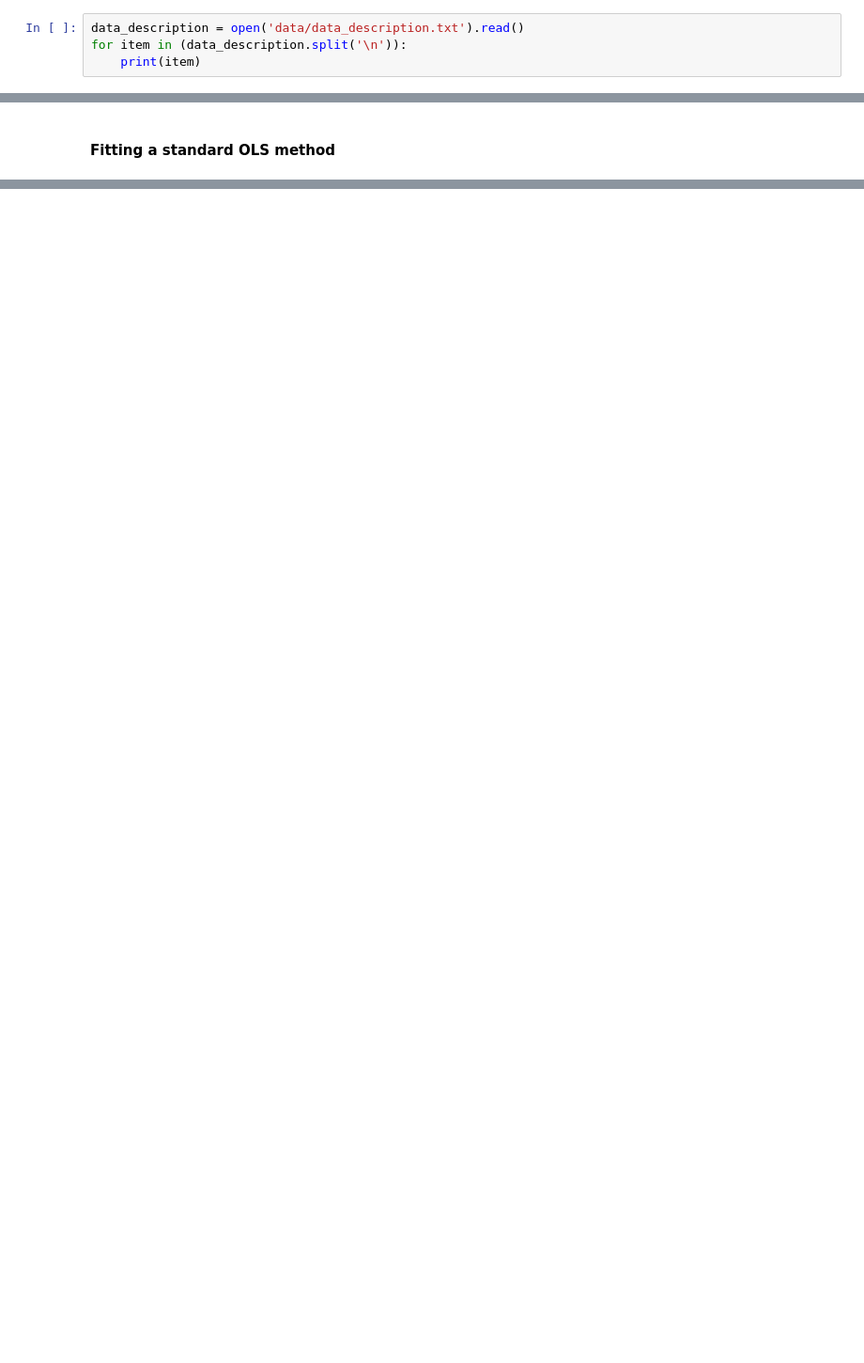
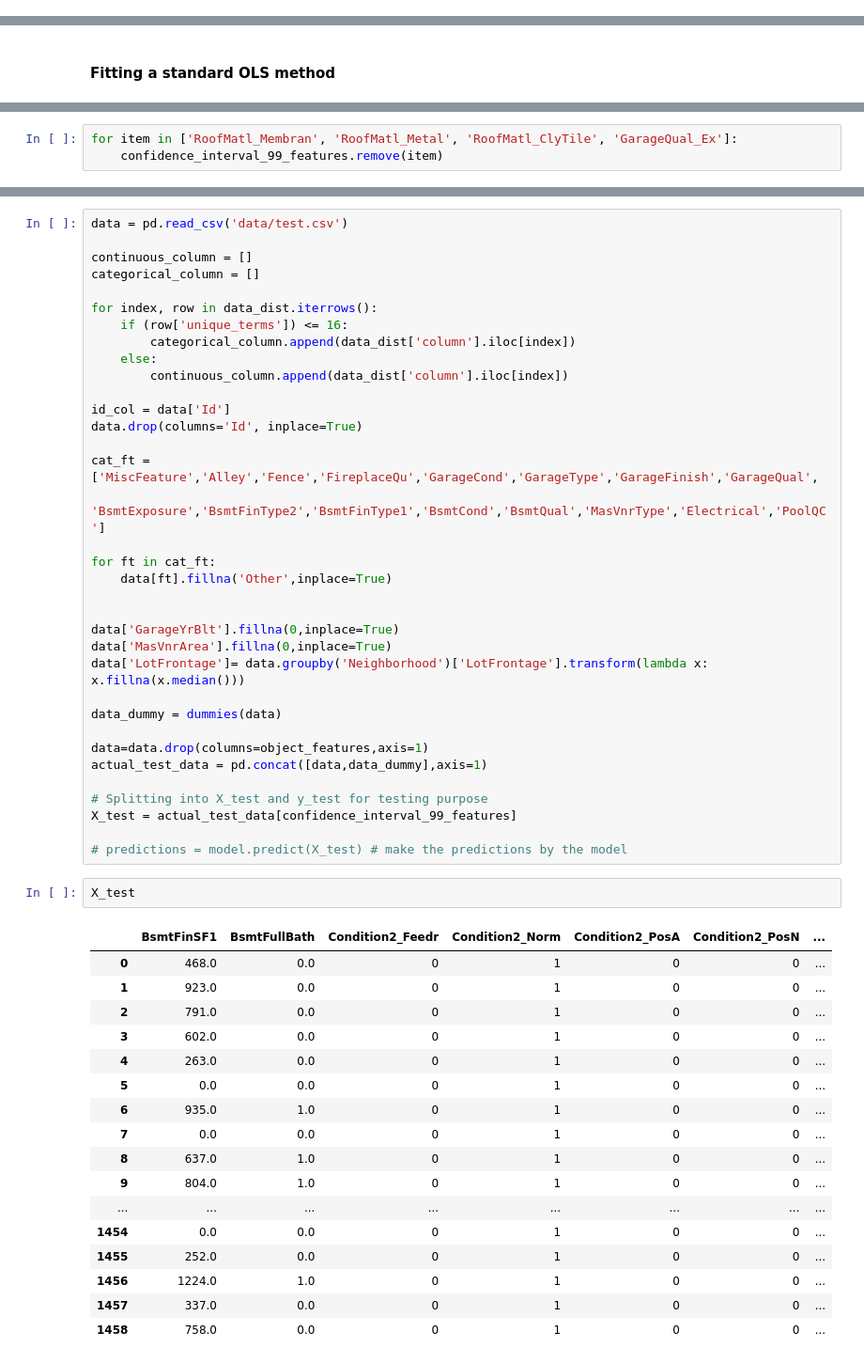
Before and after one commit to sagnikrana/Advanced-Regression-Techniques---House-Price, a Jupyter notebook: Iowa_house_price_prediction.ipynb, the cells around one changed output, grey strips where cells are left out. Shown at 94% size. Drawn from its saved outputs; the diff is of its cells as text; blank space fills up the shorter version.

```diff
--- a/Iowa_house_price_prediction.ipynb
+++ b/Iowa_house_price_prediction.ipynb
@@ -79,7 +79,3 @@ null_details
  'Id': 0.0}
 # %% [markdown]
 ### Data Overview
-# %%
-data_description = open('data/data_description.txt').read()
-for item in (data_description.split('\n')):
-    print(item)
@@ -435,3 +412,6 @@ Warnings:
 [1] Standard Errors assume that the covariance matrix of the errors is correctly specified.
 [2] The smallest eigenvalue is 2.9e-22. This might indicate that there are
 strong multicollinearity problems or that the design matrix is singular.
+# %%
+for item in ['RoofMatl_Membran', 'RoofMatl_Metal', 'RoofMatl_ClyTile', 'GarageQual_Ex']:
+    confidence_interval_99_features.remove(item)
@@ -441,0 +493,55 @@ np.sqrt(mean_squared_log_error(y_test, predictions))
+# %%
+data = pd.read_csv('data/test.csv')
+
+continuous_column = []
+categorical_column = []
+
+for index, row in data_dist.iterrows():
+    if (row['unique_terms']) <= 16:
+        categorical_column.append(data_dist['column'].iloc[index])
+    else:
+        continuous_column.append(data_dist['column'].iloc[index])
+
+id_col = data['Id']
+data.drop(columns='Id', inplace=True)
+
+cat_ft =['MiscFeature','Alley','Fence','FireplaceQu','GarageCond','GarageType','GarageFinish','GarageQual',
+        'BsmtExposure','BsmtFinType2','BsmtFinType1','BsmtCond','BsmtQual','MasVnrType','Electrical','PoolQC']
+
+for ft in cat_ft:
+    data[ft].fillna('Other',inplace=True)
+
+
+data['GarageYrBlt'].fillna(0,inplace=True)
+data['MasVnrArea'].fillna(0,inplace=True)
+data['LotFrontage']= data.groupby('Neighborhood')['LotFrontage'].transform(lambda x: x.fillna(x.median()))
+
+data_dummy = dummies(data)
+
+data=data.drop(columns=object_features,axis=1)
+actual_test_data = pd.concat([data,data_dummy],axis=1)
+
+# Splitting into X_test and y_test for testing purpose
+X_test = actual_test_data[confidence_interval_99_features]
+
+# predictions = model.predict(X_test) # make the predictions by the model
+# %%
+X_test
+# %% [output]
+|  | BsmtFinSF1 | BsmtFullBath | Condition2_Feedr | Condition2_Norm | Condition2_PosA | Condition2_PosN | ... |
+| 0 | 468.0 | 0.0 | 0 | 1 | 0 | 0 | ... |
+| 1 | 923.0 | 0.0 | 0 | 1 | 0 | 0 | ... |
+| 2 | 791.0 | 0.0 | 0 | 1 | 0 | 0 | ... |
+| 3 | 602.0 | 0.0 | 0 | 1 | 0 | 0 | ... |
+| 4 | 263.0 | 0.0 | 0 | 1 | 0 | 0 | ... |
+| 5 | 0.0 | 0.0 | 0 | 1 | 0 | 0 | ... |
+| 6 | 935.0 | 1.0 | 0 | 1 | 0 | 0 | ... |
+| 7 | 0.0 | 0.0 | 0 | 1 | 0 | 0 | ... |
+| 8 | 637.0 | 1.0 | 0 | 1 | 0 | 0 | ... |
+| 9 | 804.0 | 1.0 | 0 | 1 | 0 | 0 | ... |
+| ... | ... | ... | ... | ... | ... | ... | ... |
+| 1454 | 0.0 | 0.0 | 0 | 1 | 0 | 0 | ... |
+| 1455 | 252.0 | 0.0 | 0 | 1 | 0 | 0 | ... |
+| 1456 | 1224.0 | 1.0 | 0 | 1 | 0 | 0 | ... |
+| 1457 | 337.0 | 0.0 | 0 | 1 | 0 | 0 | ... |
+| 1458 | 758.0 | 0.0 | 0 | 1 | 0 | 0 | ... |
```
Also changed, not shown: parts of 23 cells of this notebook, 2 other files.
